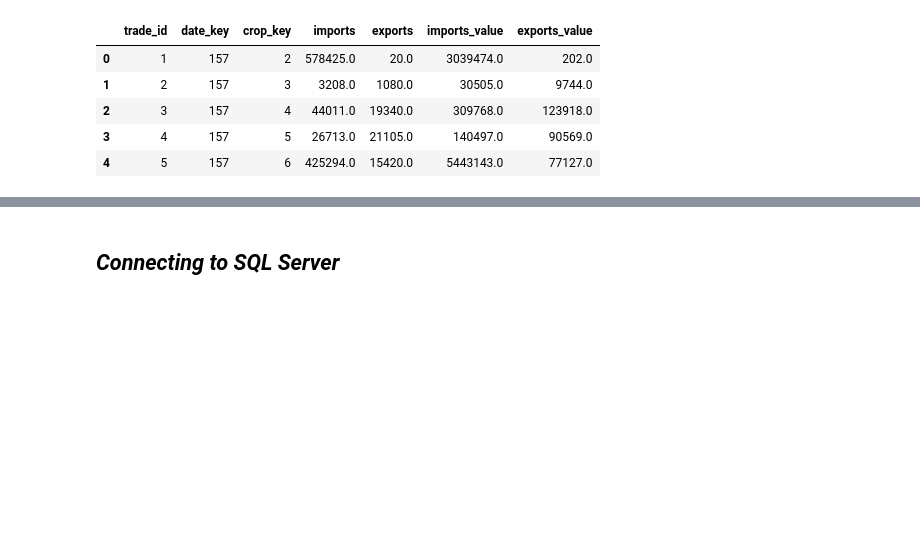
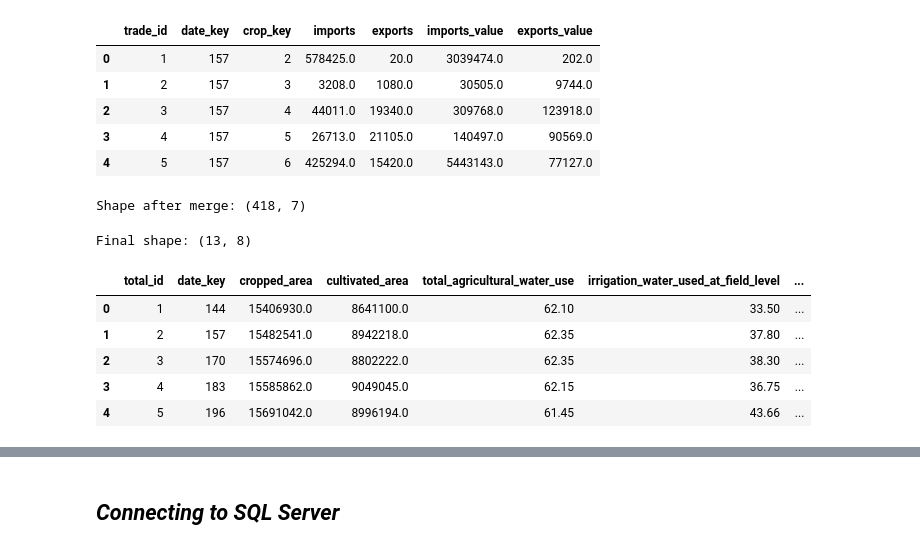
Before and after one commit to Rahma194/Depi_project, a Jupyter notebook: notebooks/Data Warehousing.ipynb, the cells around one changed output, grey strips where cells are left out. Drawn from its saved outputs; the diff is of its cells as text; code cells hidden in the pictures; blank space fills up the shorter version.

```diff
--- a/notebooks/Data Warehousing.ipynb
+++ b/notebooks/Data Warehousing.ipynb
@@ -55,3 +55,7 @@ data loaded successfully
 Execution completed.
 data loaded successfully
 Execution completed.
+# %%
+file_path = ["../Data/Clean Data/Total.csv"]
+
+total_data = load_data(file_path[0])
@@ -64,6 +71,8 @@ water_consumption_gov_df = water_consumption_gov_data.copy()
 water_consumption_crop_df = water_consumption_crop_data.copy()
 capita_df = capita_data.copy()
 imports_exports_df = imports_exports_data.copy()
+# %%
+total_df = total_data.copy()
 # %% [markdown]
 #### **Standardize column names to `snake_case`**
 # %%
@@ -148,3 +157,12 @@ imports_exports_df.columns = (
 print(imports_exports_df.columns)
 # %% [output]
 Index(['crop', 'year', 'imports', 'exports', 'imports_value', 'exports_value'], dtype='object')
+# %%
+total_df.columns = (
+    total_df.columns.str.strip()
+    .str.replace(" ","_", regex=False)
+    .str.replace("-","_", regex=False)
+    .str.replace("/","_", regex=False)
+    .str.lower())
+
+print(total_df.columns)
@@ -510,3 +533,32 @@ Final shape: (418, 7)
 | 2 | 3 | 157 | 4 | 44011.0 | 19340.0 | 309768.0 | 123918.0 |
 | 3 | 4 | 157 | 5 | 26713.0 | 21105.0 | 140497.0 | 90569.0 |
 | 4 | 5 | 157 | 6 | 425294.0 | 15420.0 | 5443143.0 | 77127.0 |
+# %%
+dim_date_year = (dim_date[dim_date["date_level"] == "Year"][["year", "date_key"]].drop_duplicates(subset=["year"]))
+dim_date_year["year"] = dim_date_year["year"].astype(int)
+total_df["year"] = total_df["year"].astype(int)
+total_df = total_df.merge(dim_date_year, on="year", how="left")
+
+
+value_cols = ['cropped_area', 'cultivated_area','total_agricultural_water_use', 'irrigation_water_used_at_field_level',
+                'total_agro_food_exports', 'total_agro_food_imports']
+total_df[value_cols] = total_df[value_cols].astype(float)
+
+print("Shape after merge:", fact_imports_exports.shape)
+# %% [output]
+Shape after merge: (418, 7)
+# %%
+total_df["date_key"] = total_df["date_key"].astype(int)
+total_df = (total_df[["date_key"] + value_cols].sort_values("date_key").reset_index(drop=True))
+total_df.insert(0, "total_id", total_df.index + 1)
+
+print("Final shape:", total_df.shape)
+total_df.head()
+# %% [output]
+Final shape: (13, 8)
+|  | total_id | date_key | cropped_area | cultivated_area | total_agricultural_water_use | irrigation_water_used_at_field_level | ... |
+| 0 | 1 | 144 | 15406930.0 | 8641100.0 | 62.10 | 33.50 | ... |
+| 1 | 2 | 157 | 15482541.0 | 8942218.0 | 62.35 | 37.80 | ... |
+| 2 | 3 | 170 | 15574696.0 | 8802222.0 | 62.35 | 38.30 | ... |
+| 3 | 4 | 183 | 15585862.0 | 9049045.0 | 62.15 | 36.75 | ... |
+| 4 | 5 | 196 | 15691042.0 | 8996194.0 | 61.45 | 43.66 | ... |
```
Also changed, not shown: parts of 5 cells of this notebook, 1 other file.
